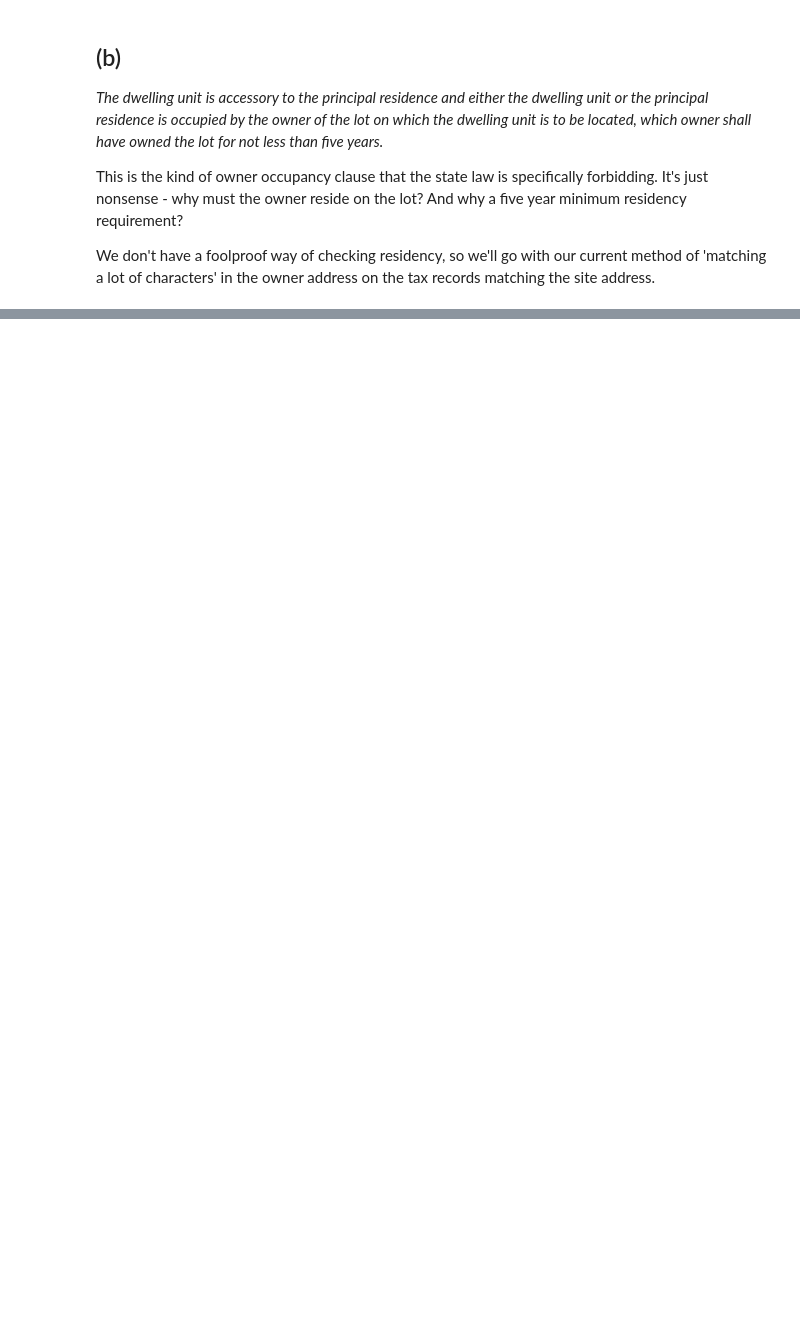
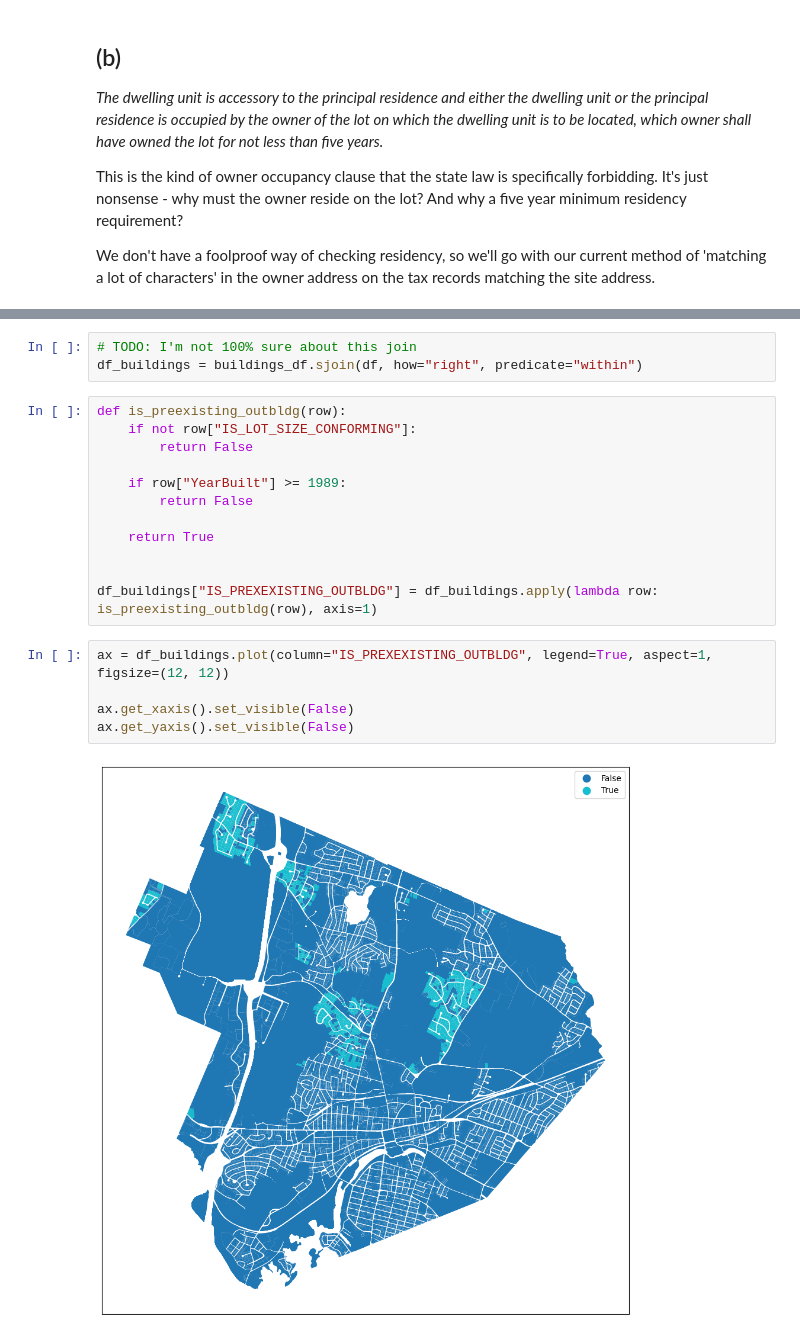
Before and after one commit to tjrileywisc/waltham_gis, a Jupyter notebook: investigations/2025_adu_rezoning/before_upzoning.ipynb, the cells around one changed output, grey strips where cells are left out. Drawn from its saved outputs; the diff is of its cells as text; blank space fills up the shorter version.

```diff
--- a/investigations/2025_adu_rezoning/before_upzoning.ipynb
+++ b/investigations/2025_adu_rezoning/before_upzoning.ipynb
@@ -37,0 +136,22 @@ We don't have a foolproof way of checking residency, so we'll go with our curren
+# %%
+# TODO: I'm not 100% sure about this join
+df_buildings = buildings_df.sjoin(df, how="right", predicate="within")
+# %%
+def is_preexisting_outbldg(row):
+    if not row["IS_LOT_SIZE_CONFORMING"]:
+        return False
+
+    if row["YearBuilt"] >= 1989:
+        return False
+
+    return True
+
+
+df_buildings["IS_PREXEXISTING_OUTBLDG"] = df_buildings.apply(lambda row: is_preexisting_outbldg(row), axis=1)
+# %%
+ax = df_buildings.plot(column="IS_PREXEXISTING_OUTBLDG", legend=True, aspect=1, figsize=(12, 12))
+
+ax.get_xaxis().set_visible(False)
+ax.get_yaxis().set_visible(False)
+# %% [output]
+[figure, added]
```
Also changed, not shown: parts of 20 cells of this notebook.
